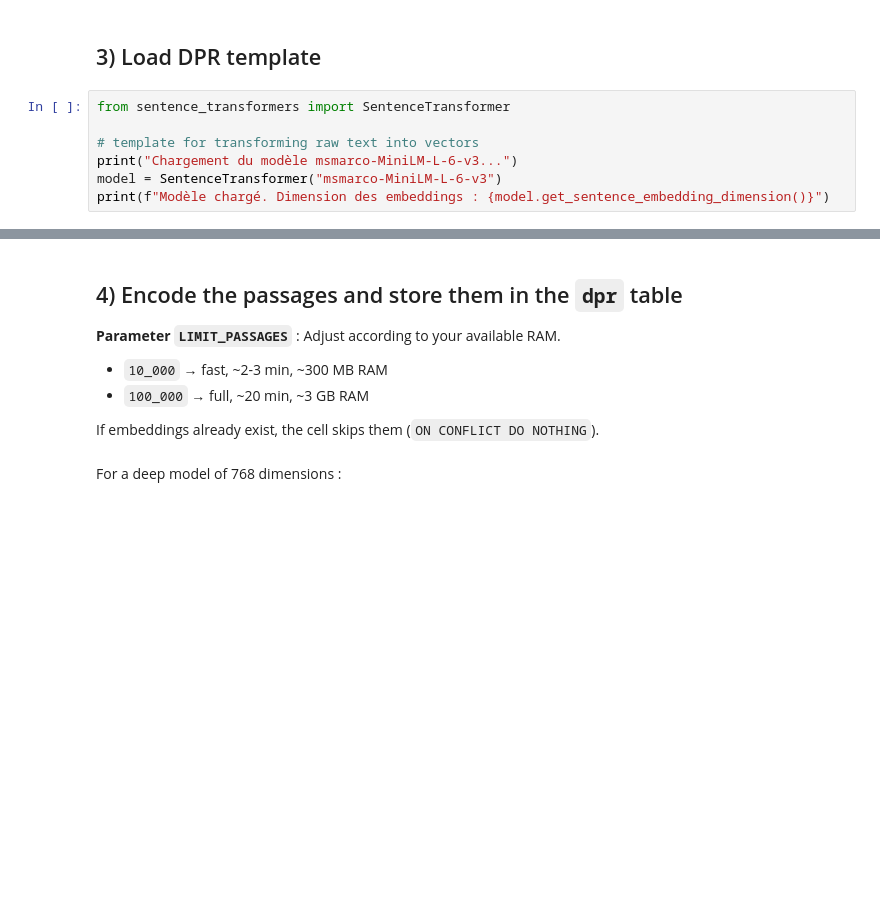
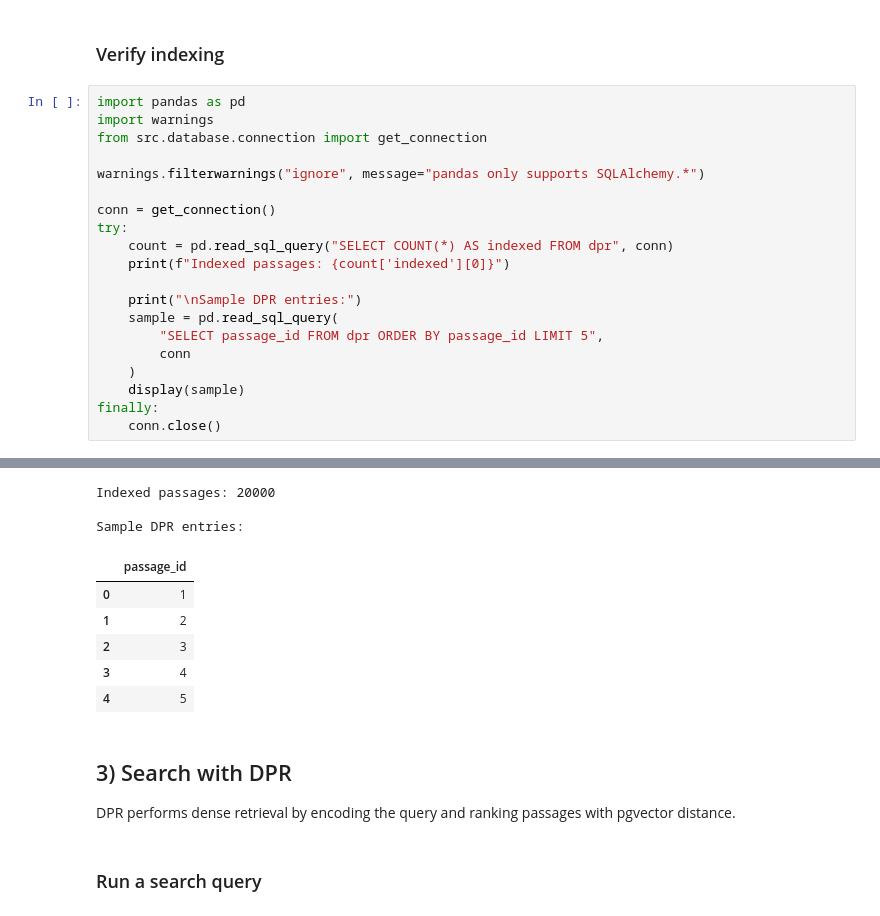
Before and after one commit to LouisJauniau/Projet_Big_Data_IR, a Jupyter notebook: notebooks/04_dpr.ipynb, the cells around one changed output, grey strips where cells are left out. Cells and saved outputs as stored; diff of their text form; blank space fills up the shorter version.

Commit message:
refactor: improve readability and overall performance

```diff
--- a/notebooks/04_dpr.ipynb
+++ b/notebooks/04_dpr.ipynb
@@ -68,9 +86,23 @@ conn.close()
 # %% [markdown]
-## 3) Load DPR template
+### Verify indexing
 # %%
-from sentence_transformers import SentenceTransformer
+import pandas as pd
+import warnings
+from src.database.connection import get_connection
 
-# template for transforming raw text into vectors
-print("Chargement du modèle msmarco-MiniLM-L-6-v3...")
-model = SentenceTransformer("msmarco-MiniLM-L-6-v3")
-print(f"Modèle chargé. Dimension des embeddings : {model.get_sentence_embedding_dimension()}")
+warnings.filterwarnings("ignore", message="pandas only supports SQLAlchemy.*")
+
+conn = get_connection()
+try:
+    count = pd.read_sql_query("SELECT COUNT(*) AS indexed FROM dpr", conn)
+    print(f"Indexed passages: {count['indexed'][0]}")
+
+    print("\nSample DPR entries:")
+    sample = pd.read_sql_query(
+        "SELECT passage_id FROM dpr ORDER BY passage_id LIMIT 5",
+        conn
+    )
+    display(sample)
+finally:
+    conn.close()
+# %% [output]
@@ -77,11 +110,16 @@ print(f"Modèle chargé. Dimension des embeddings : {model.get_sentence_embeddin
+Indexed passages: 20000
+
+Sample DPR entries:
+|  | passage_id |
+| 0 | 1 |
+| 1 | 2 |
+| 2 | 3 |
+| 3 | 4 |
+| 4 | 5 |
 # %% [markdown]
-## 4) Encode the passages and store them in the `dpr` table
+## 3) Search with DPR
 
-**Parameter `LIMIT_PASSAGES`** : Adjust according to your available RAM.
-- `10_000` → fast, ~2-3 min, ~300 MB RAM
-- `100_000` → full, ~20 min, ~3 GB RAM
-
-If embeddings already exist, the cell skips them (`ON CONFLICT DO NOTHING`).
+DPR performs dense retrieval by encoding the query and ranking passages with pgvector distance.
 # %% [markdown]
-For a deep model of 768 dimensions :
+### Run a search query
 # %%
```
Also changed, not shown: parts of 20 cells of this notebook, 6 other files.
